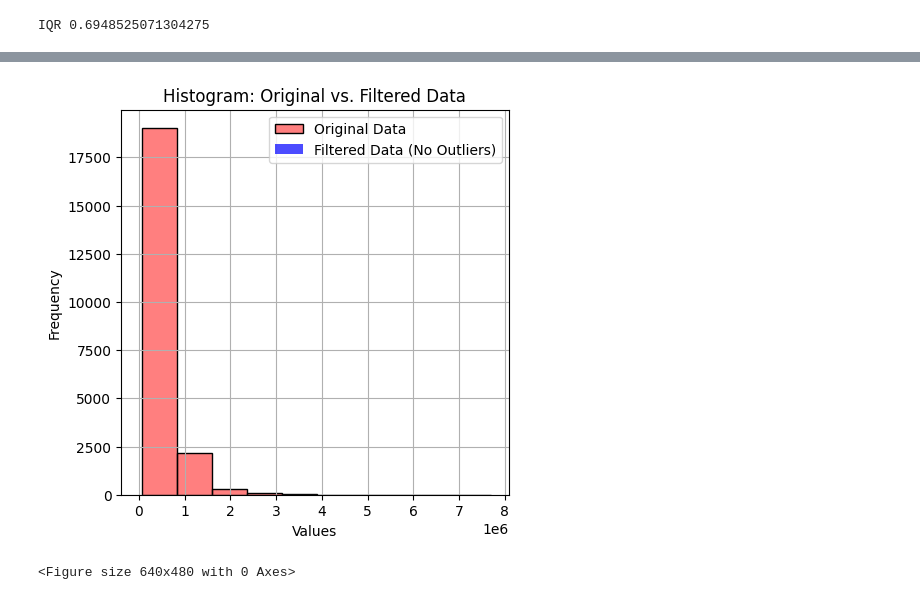
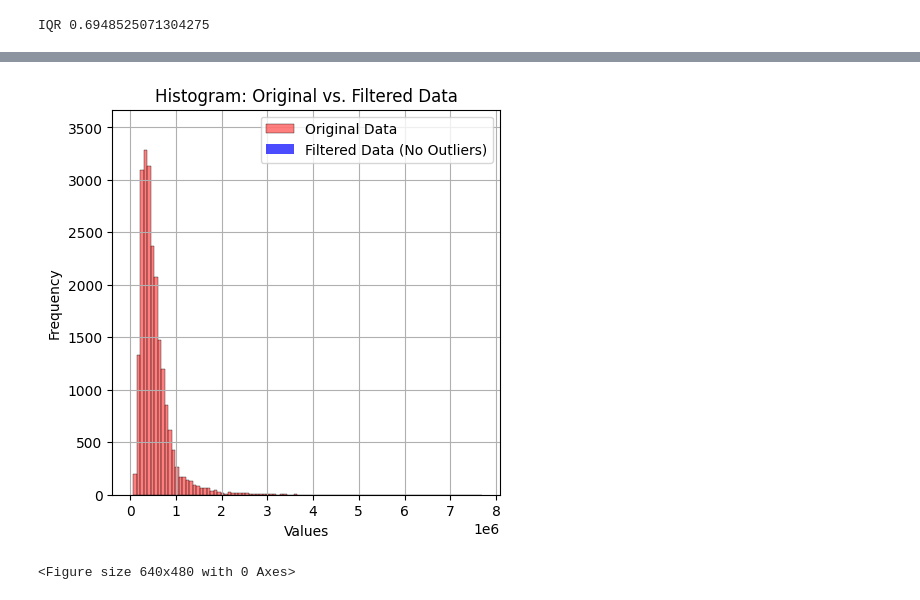
Before and after one commit to Metaphysicist1/GITA-ML, a Jupyter notebook: Task2/Task2_Script.ipynb, the cells around one changed output, grey strips where cells are left out. Saved outputs shown, nothing was run; the diff lists cells and outputs as text; code cells hidden in the pictures.

```diff
--- a/Task2/Task2_Script.ipynb
+++ b/Task2/Task2_Script.ipynb
@@ -202,22 +204,22 @@ compare_with_normal(filtered_df['price'],"Filtered Price")
 # %%
 plt.figure(figsize=(5, 5))
 
 # Plot original data
-sns.histplot(df['price'], bins=10, color='red', alpha=0.5, label="Original Data")
+sns.histplot(df['price'], bins=100, color='red', alpha=0.5, label="Original Data")
 
 # Plot filtered data
 sns.histplot(filtered_df['price'], bins=10, color='blue', alpha=0.7, label="Filtered Data (No Outliers)")
 
 plt.legend()
 plt.title("Histogram: Original vs. Filtered Data")
 plt.xlabel("Values")
 plt.ylabel("Frequency")
 plt.grid()
 
 plt.show()
 plt.savefig('plot_images/Filtered_Histogram_Data.png')
 # %% [output]
-[figure, old version]
+[figure, new version]
 <Figure size 640x480 with 0 Axes>
 # %%
 remove_columns = ['id','zipcode','lat','long','date']
```
Also changed, not shown: parts of 18 cells of this notebook, 3 other files.
